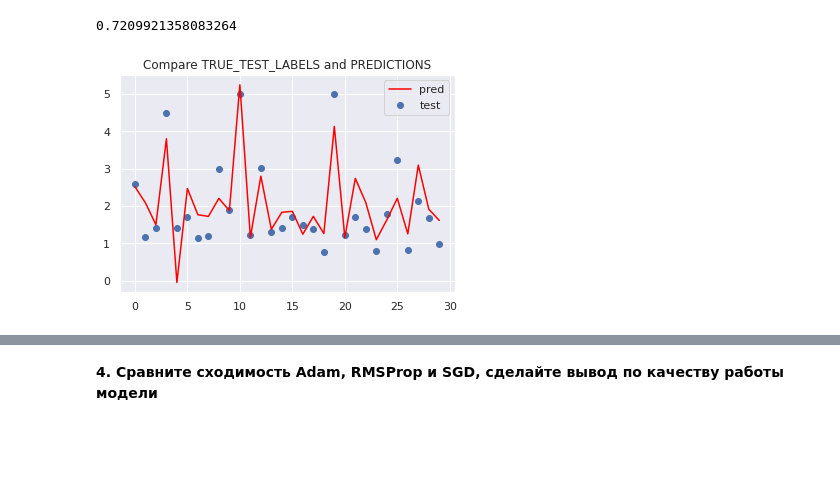
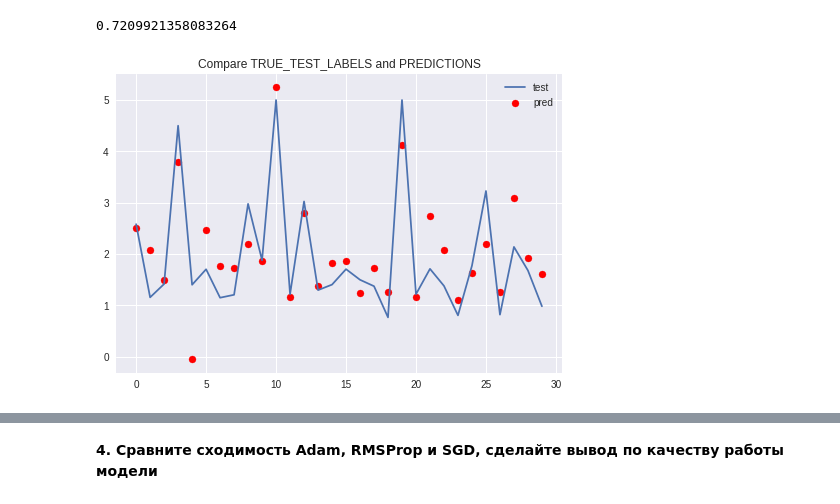
Before and after one commit to YuliaOv22/pytorch21062022, a Jupyter notebook: HW3_Dataset_Dataloader_BatchNorm_Dropout.ipynb, the cells around one changed output, grey strips where cells are left out. Drawn from its saved outputs; the diff is of its cells as text; code cells hidden in the pictures; blank space fills up the shorter version.

```diff
--- a/HW3_Dataset_Dataloader_BatchNorm_Dropout.ipynb
+++ b/HW3_Dataset_Dataloader_BatchNorm_Dropout.ipynb
@@ -257,10 +257,10 @@ print(R2)
 0.7209921358083264
 # %%
 # посмотрим на график
-plt.scatter(range(len(test_true_labels)), test_true_labels, label='test')
-plt.plot(range(len(predictions_labels)), predictions_labels, c='red', label='pred')
+plt.plot(range(len(test_true_labels)), test_true_labels, label='test')
+plt.scatter(range(len(predictions_labels)), predictions_labels, c='red', label='pred')
 plt.title('Compare TRUE_TEST_LABELS and PREDICTIONS')
 plt.legend(loc='best')
 plt.show()
 # %% [output]
-[figure, old version]
+[figure, new version]
```
Also changed, not shown: parts of 3 cells of this notebook.
